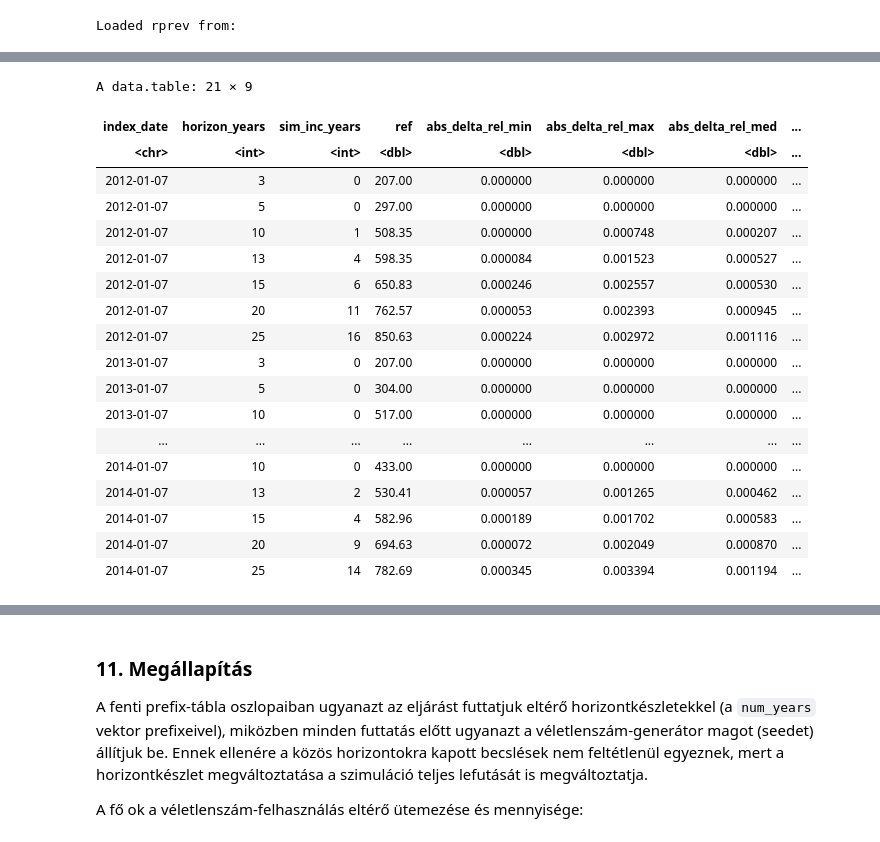
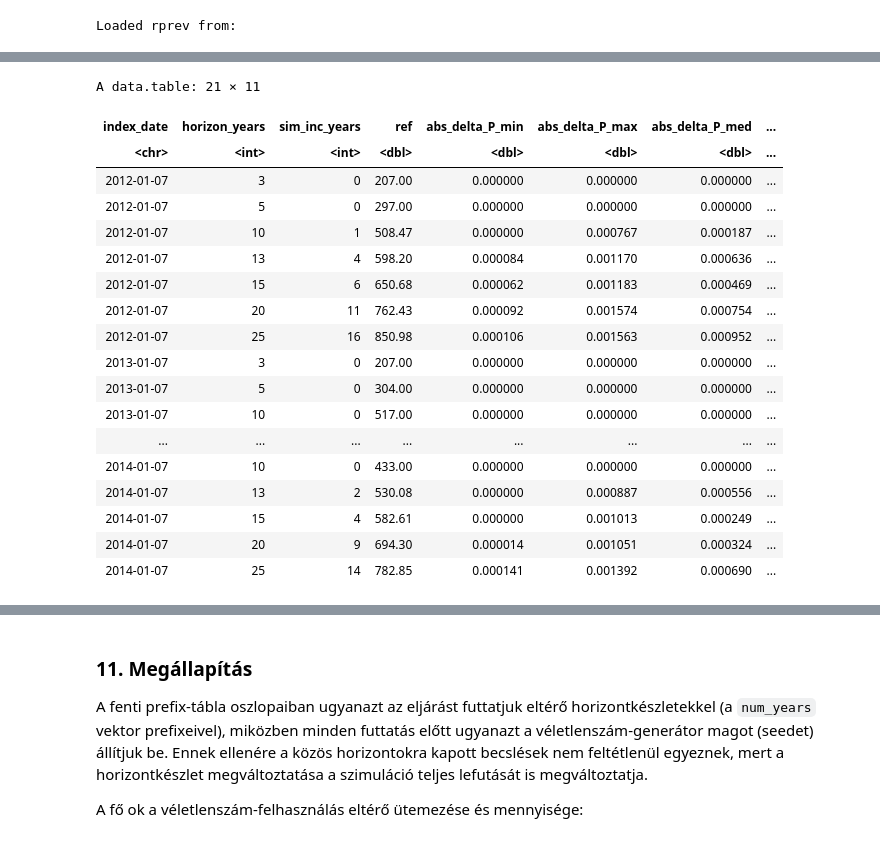
Before and after one commit to lrado1/rprev-ext, a Jupyter notebook: notebooks/ref-ext-consistency.ipynb, the cells around one changed output, grey strips where cells are left out. Saved outputs shown, nothing was run; the diff lists cells and outputs as text; code cells hidden in the pictures.

```diff
--- a/notebooks/ref-ext-consistency.ipynb
+++ b/notebooks/ref-ext-consistency.ipynb
@@ -53,7 +55,7 @@ A konzisztencia értelmezéséhez két diagnosztikai ellenőrzést is végzünk:
 # Közös konfiguráció a futtatásokhoz
 seeds <- c(20260301, 20260302, 20260303, 20260304, 20260305, 20260306, 20260307, 20260308, 20260309, 20260310)
 seed <- seeds[1]
-N_boot <- 5000L
+N_boot <- 3000L
 num_years <- c(3, 5, 10, 13, 15, 20, 25)
 
 # Indexdátum-rács beállítása
@@ -538,72 +519,79 @@ Ez a táblázat közvetlen viszonyítási alapot ad annak megítéléséhez, hog
 # %%
-# Összefoglalás: |delta| leíró statisztikák seedek mentén
+# A relatív pontbecslés-eltérések seedek közötti összegző statisztikáinak előállítása
 
 cmp <- data.table::as.data.table(compare_all)
 
-if (!"abs_delta_rel" %in% names(cmp)) {
-  cmp[, delta_rel := (ext - ref) / ref]
-  cmp[, abs_delta_rel := abs(delta_rel)]
-}
+# A pontbecslés relatív eltérésének és abszolút értékének előállítása, ha még nem szerepelnek
+if (!"delta_P" %in% names(cmp)) cmp[, delta_P := (ext - ref) / ref]
+if (!"abs_delta_P" %in% names(cmp)) cmp[, abs_delta_P := abs(delta_P)]
 
+# Leíró statisztikák számítása indexdátum és horizont szerint
 summary_abs_delta <- cmp[
   , .(
     ref = {
       v <- ref[seed == seeds[1]]
       if (length(v) == 0) v <- ref
       as.numeric(v[1])
     },
     sim_inc_years = {
       idx_d <- as.Date(index_date[1])
       start_d <- idx_d - round(horizon_years[1] * 365.25)
       yrs_need <- as.numeric(difftime(registry_start_date, start_d, units = "days")) / 365.25
       as.integer(round(pmax(0, pmin(horizon_years[1], yrs_need))))
     },
-    abs_delta_rel_min = min(abs_delta_rel, na.rm = TRUE),
-    abs_delta_rel_max = max(abs_delta_rel, na.rm = TRUE),
-    abs_delta_rel_med = stats::median(abs_delta_rel, na.rm = TRUE),
-    abs_delta_rel_mean = mean(abs_delta_rel, na.rm = TRUE),
-    abs_delta_rel_sd = stats::sd(abs_delta_rel, na.rm = TRUE)
+    abs_delta_P_min = min(abs_delta_P, na.rm = TRUE),
+    abs_delta_P_max = max(abs_delta_P, na.rm = TRUE),
+    abs_delta_P_med = stats::median(abs_delta_P, na.rm = TRUE),
+    abs_delta_P_mean = mean(abs_delta_P, na.rm = TRUE),
+    abs_delta_P_sd = stats::sd(abs_delta_P, na.rm = TRUE),
+    delta_P_mean = mean(delta_P, na.rm = TRUE),
+    p_positive = mean(delta_P > 0, na.rm = TRUE)
   ),
   by = .(index_date, horizon_years)
 ]
 
+# Az összegző tábla rendezése és a releváns oszlopok kiválasztása
 summary_abs_delta <- summary_abs_delta[order(as.Date(index_date), horizon_years)]
 summary_abs_delta <- summary_abs_delta[, c(
   "index_date", "horizon_years", "sim_inc_years", "ref",
-  "abs_delta_rel_min", "abs_delta_rel_max", "abs_delta_rel_med", "abs_delta_rel_mean", "abs_delta_rel_sd"
+  "abs_delta_P_min", "abs_delta_P_max", "abs_delta_P_med", "abs_delta_P_mean", "abs_delta_P_sd",
+  "delta_P_mean", "p_positive"
 ), with = FALSE]
 
+# Kerekítés az áttekinthető megjelenítéshez
 summary_abs_delta[, `:=`(
   ref = round(ref, 2),
   sim_inc_years = as.integer(sim_inc_years),
-  abs_delta_rel_min = round(abs_delta_rel_min, 6),
-  abs_delta_rel_max = round(abs_delta_rel_max, 6),
-  abs_delta_rel_med = round(abs_delta_rel_med, 6),
-  abs_delta_rel_mean = round(abs_delta_rel_mean, 6),
-  abs_delta_rel_sd = round(abs_delta_rel_sd, 6)
+  abs_delta_P_min = round(abs_delta_P_min, 5),
+  abs_delta_P_max = round(abs_delta_P_max, 5),
+  abs_delta_P_med = round(abs_delta_P_med, 5),
+  abs_delta_P_mean = round(abs_delta_P_mean, 5),
+  abs_delta_P_sd = round(abs_delta_P_sd, 5),
+  delta_P_mean = round(delta_P_mean, 5),
+  p_positive = round(p_positive, 3)
 )]
 
 summary_abs_delta
 # %% [output]
-A data.table: 21 × 9
+A data.table: 21 × 11
-| index_date | horizon_years | sim_inc_years | ref | abs_delta_rel_min | abs_delta_rel_max | abs_delta_rel_med | ... |
+| index_date | horizon_years | sim_inc_years | ref | abs_delta_P_min | abs_delta_P_max | abs_delta_P_med | ... |
 | <chr> | <int> | <int> | <dbl> | <dbl> | <dbl> | <dbl> | ... |
 | 2012-01-07 | 3 | 0 | 207.00 | 0.000000 | 0.000000 | 0.000000 | ... |
 | 2012-01-07 | 5 | 0 | 297.00 | 0.000000 | 0.000000 | 0.000000 | ... |
-| 2012-01-07 | 10 | 1 | 508.35 | 0.000000 | 0.000748 | 0.000207 | ... |
-| 2012-01-07 | 13 | 4 | 598.35 | 0.000084 | 0.001523 | 0.000527 | ... |
-| 2012-01-07 | 15 | 6 | 650.83 | 0.000246 | 0.002557 | 0.000530 | ... |
-| 2012-01-07 | 20 | 11 | 762.57 | 0.000053 | 0.002393 | 0.000945 | ... |
-| 2012-01-07 | 25 | 16 | 850.63 | 0.000224 | 0.002972 | 0.001116 | ... |
+| 2012-01-07 | 10 | 1 | 508.47 | 0.000000 | 0.000767 | 0.000187 | ... |
+| 2012-01-07 | 13 | 4 | 598.20 | 0.000084 | 0.001170 | 0.000636 | ... |
+| 2012-01-07 | 15 | 6 | 650.68 | 0.000062 | 0.001183 | 0.000469 | ... |
+| 2012-01-07 | 20 | 11 | 762.43 | 0.000092 | 0.001574 | 0.000754 | ... |
+| 2012-01-07 | 25 | 16 | 850.98 | 0.000106 | 0.001563 | 0.000952 | ... |
 | 2013-01-07 | 3 | 0 | 207.00 | 0.000000 | 0.000000 | 0.000000 | ... |
 | 2013-01-07 | 5 | 0 | 304.00 | 0.000000 | 0.000000 | 0.000000 | ... |
 | 2013-01-07 | 10 | 0 | 517.00 | 0.000000 | 0.000000 | 0.000000 | ... |
 | ... | ... | ... | ... | ... | ... | ... | ... |
 | 2014-01-07 | 10 | 0 | 433.00 | 0.000000 | 0.000000 | 0.000000 | ... |
-| 2014-01-07 | 13 | 2 | 530.41 | 0.000057 | 0.001265 | 0.000462 | ... |
-| 2014-01-07 | 15 | 4 | 582.96 | 0.000189 | 0.001702 | 0.000583 | ... |
-| 2014-01-07 | 20 | 9 | 694.63 | 0.000072 | 0.002049 | 0.000870 | ... |
-| 2014-01-07 | 25 | 14 | 782.69 | 0.000345 | 0.003394 | 0.001194 | ... |
+| 2014-01-07 | 13 | 2 | 530.08 | 0.000000 | 0.000887 | 0.000556 | ... |
+| 2014-01-07 | 15 | 4 | 582.61 | 0.000000 | 0.001013 | 0.000249 | ... |
+| 2014-01-07 | 20 | 9 | 694.30 | 0.000014 | 0.001051 | 0.000324 | ... |
+| 2014-01-07 | 25 | 14 | 782.85 | 0.000141 | 0.001392 | 0.000690 | ... |
 # %% [markdown]
 ### 9. Összesítés (egyezési kritériumok)
 
```
Also changed, not shown: parts of 28 cells of this notebook.
